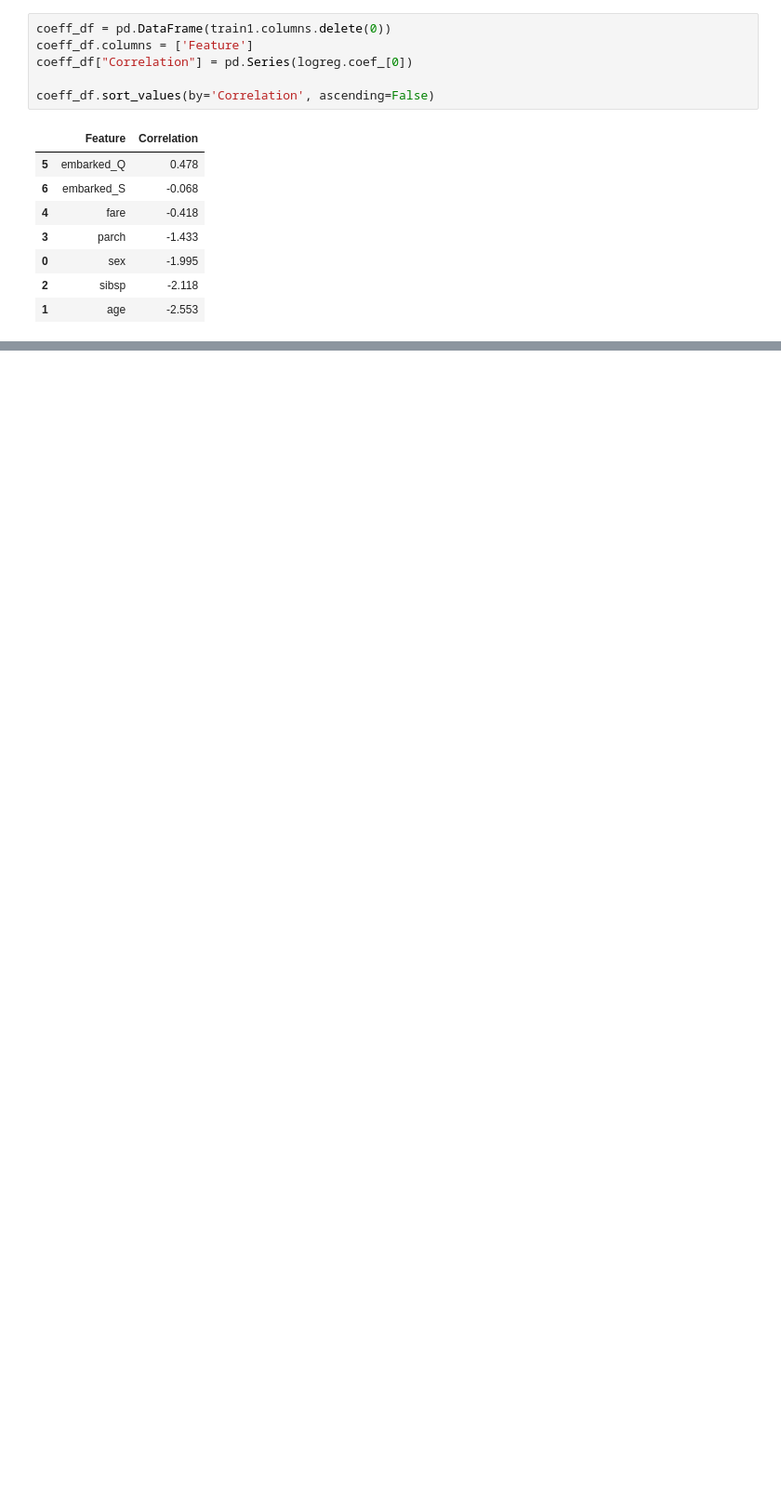
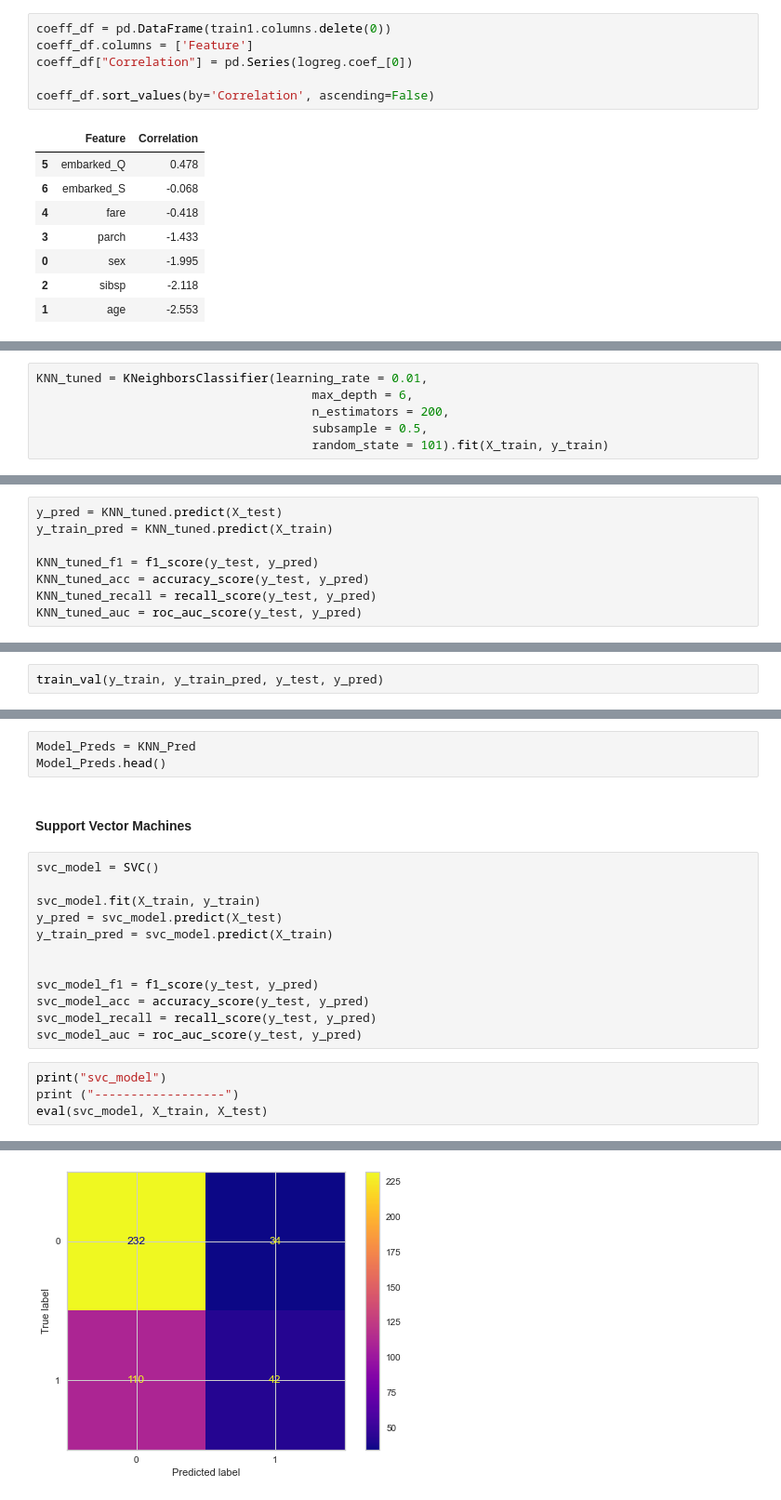
Before and after one commit to MEnesAkpinar/Titanic_Project_Prediction_with_ML, a Jupyter notebook: Titanic_Prediction_with_ML.ipynb, the cells around one changed output, grey strips where cells are left out. Shown at 93% size. Cells and saved outputs as stored; diff of their text form; blank space fills up the shorter version.

```diff
--- a/Titanic_Prediction_with_ML.ipynb
+++ b/Titanic_Prediction_with_ML.ipynb
@@ -1326,0 +1525,6 @@ coeff_df.sort_values(by='Correlation', ascending=False)
+# %%
+KNN_tuned = KNeighborsClassifier(learning_rate = 0.01,
+                                      max_depth = 6,
+                                      n_estimators = 200,
+                                      subsample = 0.5,
+                                      random_state = 101).fit(X_train, y_train)
@@ -1326,0 +1533,8 @@ coeff_df.sort_values(by='Correlation', ascending=False)
+# %%
+y_pred = KNN_tuned.predict(X_test)
+y_train_pred = KNN_tuned.predict(X_train)
+
+KNN_tuned_f1 = f1_score(y_test, y_pred)
+KNN_tuned_acc = accuracy_score(y_test, y_pred)
+KNN_tuned_recall = recall_score(y_test, y_pred)
+KNN_tuned_auc = roc_auc_score(y_test, y_pred)
@@ -1326,0 +1545,2 @@ coeff_df.sort_values(by='Correlation', ascending=False)
+# %%
+train_val(y_train, y_train_pred, y_test, y_pred)
@@ -1326,0 +1553,22 @@ coeff_df.sort_values(by='Correlation', ascending=False)
+# %%
+Model_Preds = KNN_Pred
+Model_Preds.head()
+# %% [markdown]
+#### Support Vector Machines
+# %%
+svc_model = SVC()
+
+svc_model.fit(X_train, y_train)
+y_pred = svc_model.predict(X_test)
+y_train_pred = svc_model.predict(X_train)
+
+
+svc_model_f1 = f1_score(y_test, y_pred)
+svc_model_acc = accuracy_score(y_test, y_pred)
+svc_model_recall = recall_score(y_test, y_pred)
+svc_model_auc = roc_auc_score(y_test, y_pred)
+# %%
+print("svc_model")
+print ("------------------")
+eval(svc_model, X_train, X_test)
+# %% [output]
@@ -1326,0 +1592 @@ coeff_df.sort_values(by='Correlation', ascending=False)
+[figure, added]
```
Also changed, not shown: parts of 54 cells of this notebook.
